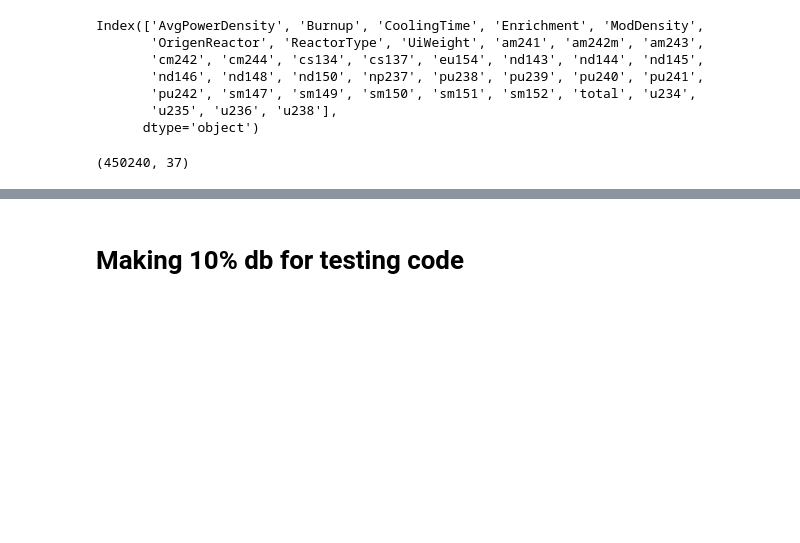
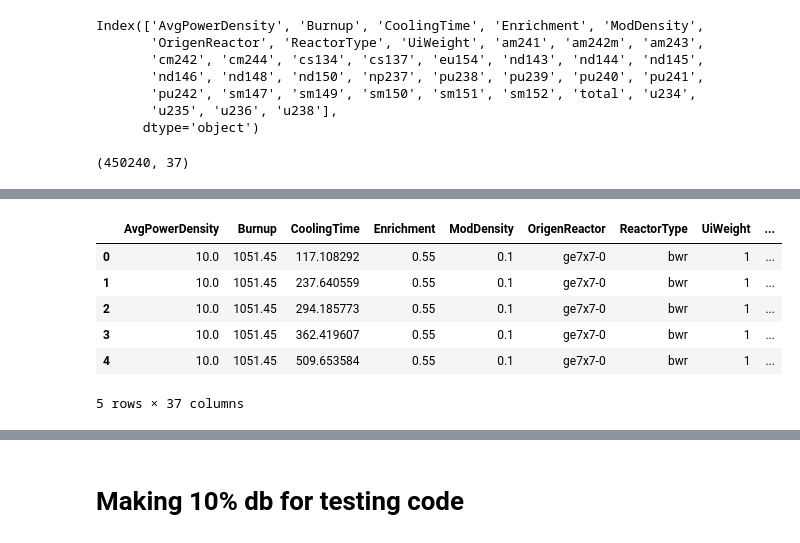
Before and after one commit to opotowsky/process_results, a Jupyter notebook: filter_nucs_db.ipynb, the cells around one changed output, grey strips where cells are left out. Saved outputs shown, nothing was run; the diff lists cells and outputs as text; code cells hidden in the pictures; blank space fills up the shorter version.

```diff
--- a/filter_nucs_db.ipynb
+++ b/filter_nucs_db.ipynb
@@ -102,0 +117,11 @@ db.to_pickle(rdrive + 'sim_grams_nuc29.pkl')
+# %%
+db2 = db.loc[db['ReactorType'] == 'bwr']
+db2.head()
+# %% [output]
+|  | AvgPowerDensity | Burnup | CoolingTime | Enrichment | ModDensity | OrigenReactor | ReactorType | UiWeight | ... |
+| 0 | 10.0 | 1051.45 | 117.108292 | 0.55 | 0.1 | ge7x7-0 | bwr | 1 | ... |
+| 1 | 10.0 | 1051.45 | 237.640559 | 0.55 | 0.1 | ge7x7-0 | bwr | 1 | ... |
+| 2 | 10.0 | 1051.45 | 294.185773 | 0.55 | 0.1 | ge7x7-0 | bwr | 1 | ... |
+| 3 | 10.0 | 1051.45 | 362.419607 | 0.55 | 0.1 | ge7x7-0 | bwr | 1 | ... |
+| 4 | 10.0 | 1051.45 | 509.653584 | 0.55 | 0.1 | ge7x7-0 | bwr | 1 | ... |
+5 rows × 37 columns
```
Also changed, not shown: parts of 7 cells of this notebook.
